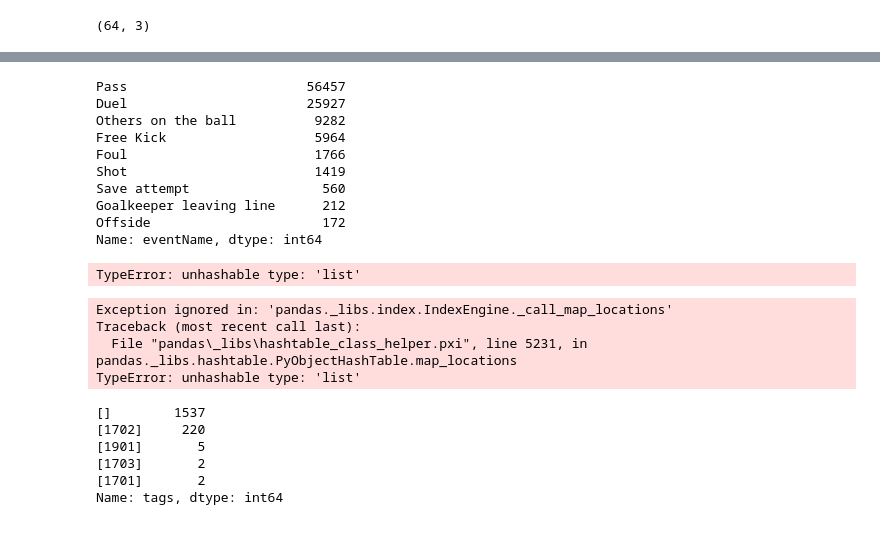
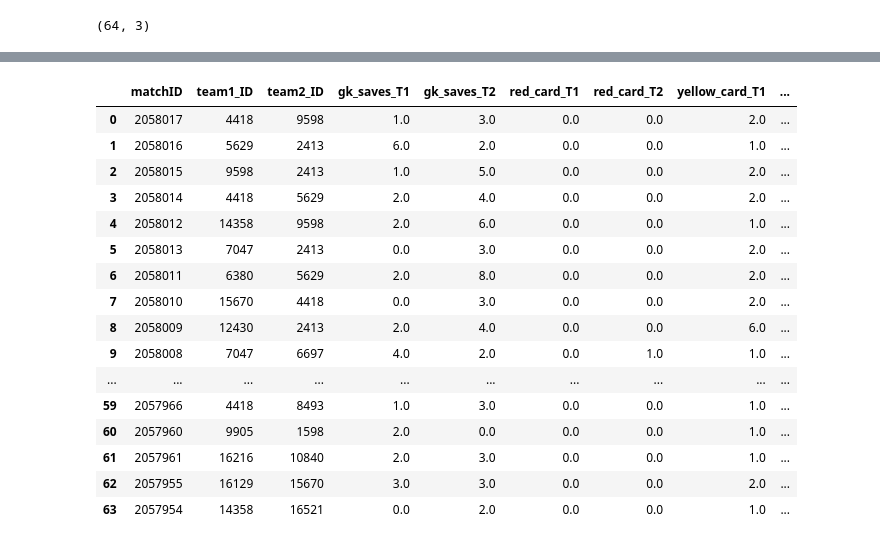
Before and after one commit to eduardobaratela/passing_network, a Jupyter notebook: events_exploration.ipynb, the cells around one changed output, grey strips where cells are left out. Saved outputs shown, nothing was run; the diff lists cells and outputs as text; code cells hidden in the pictures.

```diff
--- a/events_exploration.ipynb
+++ b/events_exploration.ipynb
@@ -255,27 +238,33 @@ df
-# %%
-events['eventName'].value_counts()
-# %% [output]
-Pass                       56457
-Duel                       25927
-Others on the ball          9282
-Free Kick                   5964
-Foul                        1766
-Shot                        1419
-Save attempt                 560
-Goalkeeper leaving line      212
-Offside                      172
-Name: eventName, dtype: int64
-# %%
-events[events['eventName'] == 'Foul']['tags'].value_counts()
-# %% [output]
-TypeError: unhashable type: 'list'
-Exception ignored in: 'pandas._libs.index.IndexEngine._call_map_locations'
-Traceback (most recent call last):
-  File "pandas\_libs\hashtable_class_helper.pxi", line 5231, in pandas._libs.hashtable.PyObjectHashTable.map_locations
-TypeError: unhashable type: 'list'
-[]        1537
-[1702]     220
-[1901]       5
-[1703]       2
-[1701]       2
-Name: tags, dtype: int64
+# %%
+#ASSISTS
+
+assists = events[events['tags'].apply(lambda x: (301 in x))].groupby(['matchId', 'teamId']).agg({'eventId':['count']})
+assists.columns = assists.columns.droplevel(0)
+assists = assists.reset_index().rename(columns={'count':'assists'})
+
+#juntar feature com df
+df = df.merge(assists, how='left', left_on=['matchID', 'team1_ID'], right_on=['matchId', 'teamId']).drop(['matchId', 'teamId'], axis=1)
+df = df.merge(assists, how='left', left_on=['matchID', 'team2_ID'], right_on=['matchId', 'teamId']).drop(['matchId', 'teamId'], axis=1)
+
+df = df.rename(columns={"assists_x": "assists_T1", "assists_y": "assists_T2"})
+
+df = df.fillna(0)
+df
+# %% [output]
+|  | matchID | team1_ID | team2_ID | gk_saves_T1 | gk_saves_T2 | red_card_T1 | red_card_T2 | yellow_card_T1 | ... |
+| 0 | 2058017 | 4418 | 9598 | 1.0 | 3.0 | 0.0 | 0.0 | 2.0 | ... |
+| 1 | 2058016 | 5629 | 2413 | 6.0 | 2.0 | 0.0 | 0.0 | 1.0 | ... |
+| 2 | 2058015 | 9598 | 2413 | 1.0 | 5.0 | 0.0 | 0.0 | 2.0 | ... |
+| 3 | 2058014 | 4418 | 5629 | 2.0 | 4.0 | 0.0 | 0.0 | 2.0 | ... |
+| 4 | 2058012 | 14358 | 9598 | 2.0 | 6.0 | 0.0 | 0.0 | 1.0 | ... |
+| 5 | 2058013 | 7047 | 2413 | 0.0 | 3.0 | 0.0 | 0.0 | 2.0 | ... |
+| 6 | 2058011 | 6380 | 5629 | 2.0 | 8.0 | 0.0 | 0.0 | 2.0 | ... |
+| 7 | 2058010 | 15670 | 4418 | 0.0 | 3.0 | 0.0 | 0.0 | 2.0 | ... |
+| 8 | 2058009 | 12430 | 2413 | 2.0 | 4.0 | 0.0 | 0.0 | 6.0 | ... |
+| 9 | 2058008 | 7047 | 6697 | 4.0 | 2.0 | 0.0 | 1.0 | 1.0 | ... |
+| ... | ... | ... | ... | ... | ... | ... | ... | ... | ... |
+| 59 | 2057966 | 4418 | 8493 | 1.0 | 3.0 | 0.0 | 0.0 | 1.0 | ... |
+| 60 | 2057960 | 9905 | 1598 | 2.0 | 0.0 | 0.0 | 0.0 | 1.0 | ... |
+| 61 | 2057961 | 16216 | 10840 | 2.0 | 3.0 | 0.0 | 0.0 | 1.0 | ... |
+| 62 | 2057955 | 16129 | 15670 | 3.0 | 3.0 | 0.0 | 0.0 | 2.0 | ... |
+| 63 | 2057954 | 14358 | 16521 | 0.0 | 2.0 | 0.0 | 0.0 | 1.0 | ... |
```
Also changed, not shown: parts of 11 cells of this notebook.
